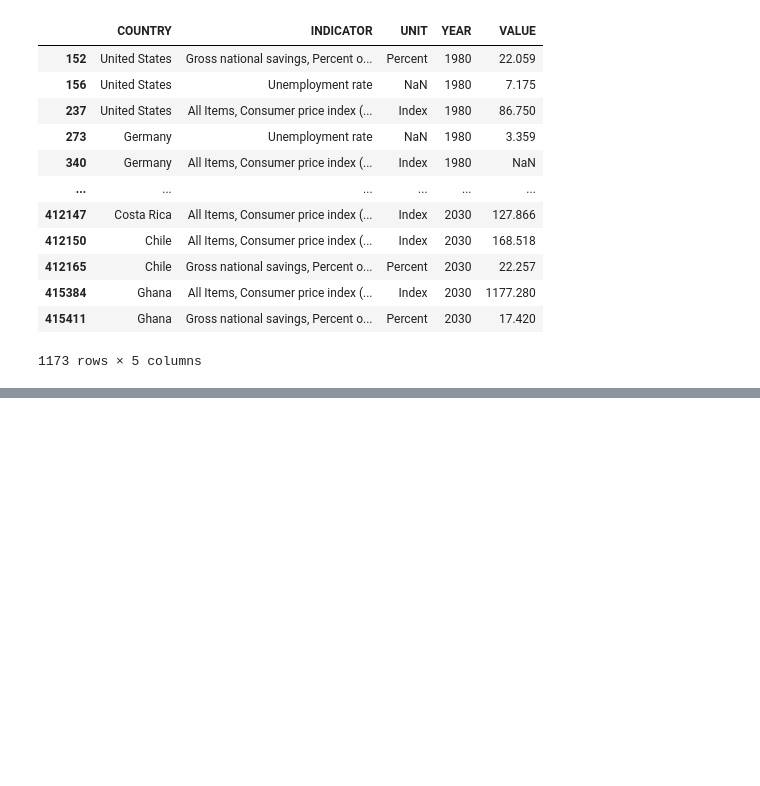
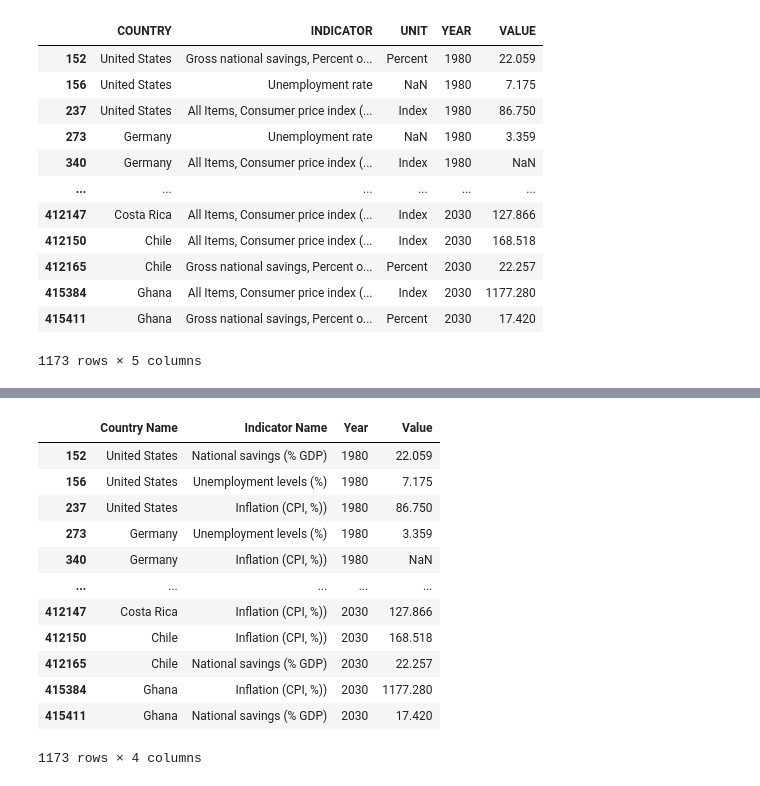
Before and after one commit to MDYCK12/Well-Being-Economics-, a Jupyter notebook: Notebooks/data transformation.ipynb, the cells around one changed output, grey strips where cells are left out. Saved outputs shown, nothing was run; the diff lists cells and outputs as text; code cells hidden in the pictures; blank space fills up the shorter version.

Commit message:
Full Table new

```diff
--- a/Notebooks/data transformation.ipynb
+++ b/Notebooks/data transformation.ipynb
@@ -173,0 +179,22 @@ df_countries_analysis
+# %%
+df_countries_analysis = df_countries_analysis.rename(columns={
+    'COUNTRY': 'Country Name',          # Renaming COUNTRY to Country for consistency
+    'INDICATOR': 'Indicator Name',      # Renaming INDICATOR to Indicator
+    'YEAR': 'Year',                # Renaming YEAR to Year
+    'VALUE': 'Value'})
+df_countries_analysis = df_countries_analysis.drop(columns=["UNIT", "Unit"])
+df_countries_analysis
+# %% [output]
+|  | Country Name | Indicator Name | Year | Value |
+| 152 | United States | National savings (% GDP) | 1980 | 22.059 |
+| 156 | United States | Unemployment levels (%) | 1980 | 7.175 |
+| 237 | United States | Inflation (CPI, %)) | 1980 | 86.750 |
+| 273 | Germany | Unemployment levels (%) | 1980 | 3.359 |
+| 340 | Germany | Inflation (CPI, %)) | 1980 | NaN |
+| ... | ... | ... | ... | ... |
+| 412147 | Costa Rica | Inflation (CPI, %)) | 2030 | 127.866 |
+| 412150 | Chile | Inflation (CPI, %)) | 2030 | 168.518 |
+| 412165 | Chile | National savings (% GDP) | 2030 | 22.257 |
+| 415384 | Ghana | Inflation (CPI, %)) | 2030 | 1177.280 |
+| 415411 | Ghana | National savings (% GDP) | 2030 | 17.420 |
+1173 rows × 4 columns
```
Also changed, not shown: parts of 15 cells of this notebook.
